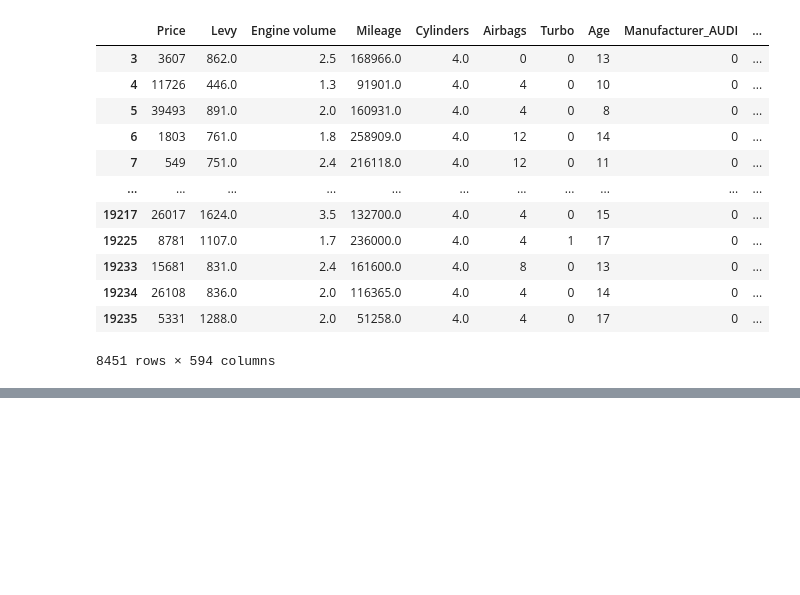
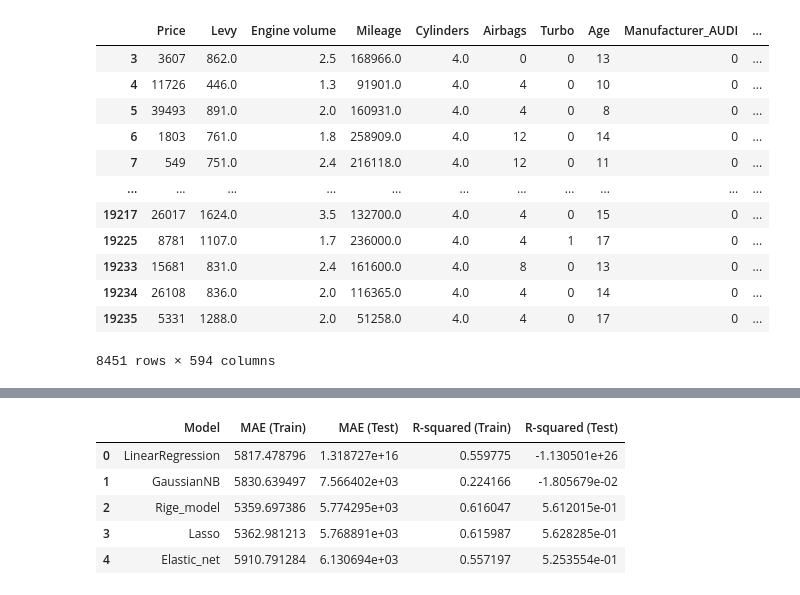
Before and after one commit to YASINRA/Machine-Learning, a Jupyter notebook: car_price_prediction_regression.ipynb, the cells around one changed output, grey strips where cells are left out. Saved outputs shown, nothing was run; the diff lists cells and outputs as text; code cells hidden in the pictures; blank space fills up the shorter version.

Commit message:
add LinearRegression, GaussianNB, Ridge, Lasso, ElasticNet

```diff
--- a/car_price_prediction_regression.ipynb
+++ b/car_price_prediction_regression.ipynb
@@ -665,0 +731,66 @@ df_encoded
+# %%
+from sklearn.metrics import mean_absolute_error
+import pandas as pd
+from sklearn.linear_model import Lasso
+from sklearn.linear_model import Ridge
+from sklearn.linear_model import ElasticNet
+from sklearn.naive_bayes import GaussianNB
+from sklearn.preprocessing import StandardScaler
+from sklearn.model_selection import train_test_split
+from sklearn.linear_model import LinearRegression
+from sklearn.preprocessing import StandardScaler
+from sklearn.metrics import r2_score
+
+X = df_encoded.drop(columns=['Price','Cylinders'])
+y = df_encoded['Price']
+
+X_train, X_eval, y_train, y_eval = train_test_split(X, y, test_size=0.2, random_state=42)
+
+scaler = StandardScaler()
+
+X_train_scaled = scaler.fit_transform(X_train)
+
+X_eval_scaled = scaler.transform(X_eval)
+
+# Initialize LinearRegression
+lr_model = LinearRegression()
+# Initialize GaussianNB
+gnb_model = GaussianNB()
+# Initialize Rige
+rige_model = Ridge(alpha = 1.0)
+#Initializing the Lasso
+lasso_model = Lasso()
+# Initialize elastic net
+en_model = ElasticNet(random_state=0)
+
+models = {'LinearRegression': lr_model, 'GaussianNB': gnb_model, 'Rige_model': rige_model, 'Lasso': lasso_model, 'Elastic_net': en_model}
+results = {'Model': [], 'MAE (Train)': [], 'MAE (Test)': [], 'R-squared (Train)': [], 'R-squared (Test)': []}
+
+for model_name, model in models.items():
+    model.fit(X_train_scaled, y_train)
+
+    y_train_pred = model.predict(X_train_scaled)
+
+    y_eval_pred = model.predict(X_eval_scaled)
+
+    mae_train = mean_absolute_error(y_train, y_train_pred)
+    mae_eval = mean_absolute_error(y_eval, y_eval_pred)
+    r2_train = r2_score(y_train, y_train_pred)
+    r2_eval = r2_score(y_eval, y_eval_pred)
+
+    results['Model'].append(model_name)
+    results['MAE (Train)'].append(mae_train)
+    results['MAE (Test)'].append(mae_eval)
+    results['R-squared (Train)'].append(r2_train)
+    results['R-squared (Test)'].append(r2_eval)
+
+results_df = pd.DataFrame(results)
+
+results_df
+# %% [output]
+|  | Model | MAE (Train) | MAE (Test) | R-squared (Train) | R-squared (Test) |
+| 0 | LinearRegression | 5817.478796 | 1.318727e+16 | 0.559775 | -1.130501e+26 |
+| 1 | GaussianNB | 5830.639497 | 7.566402e+03 | 0.224166 | -1.805679e-02 |
+| 2 | Rige_model | 5359.697386 | 5.774295e+03 | 0.616047 | 5.612015e-01 |
+| 3 | Lasso | 5362.981213 | 5.768891e+03 | 0.615987 | 5.628285e-01 |
+| 4 | Elastic_net | 5910.791284 | 6.130694e+03 | 0.557197 | 5.253554e-01 |
```
Also changed, not shown: parts of 2 cells of this notebook.
